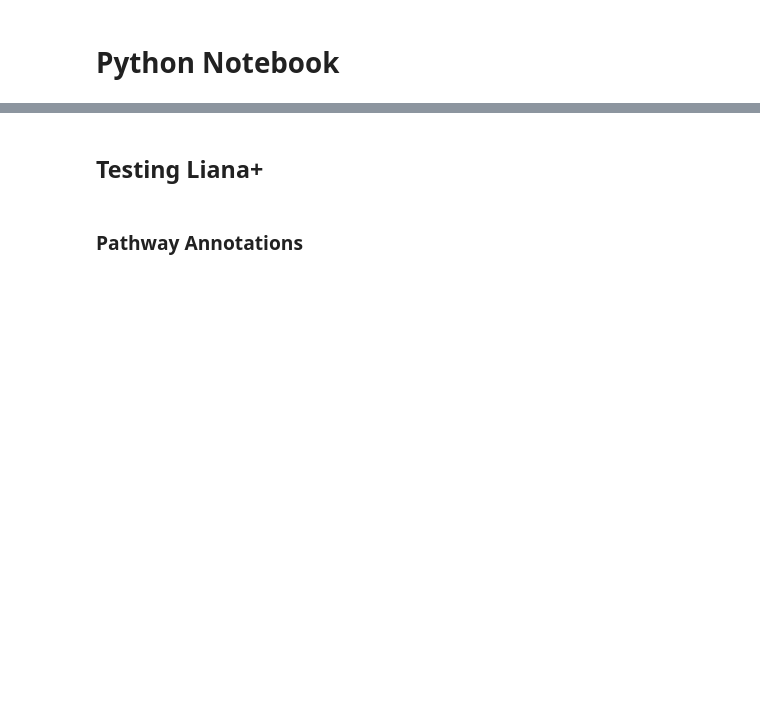
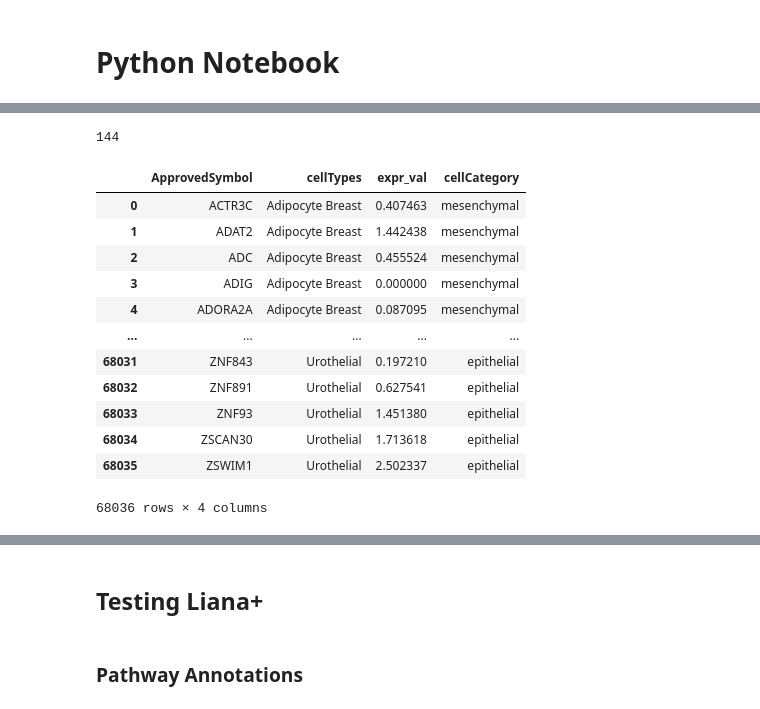
Before and after one commit to bioinfo-YCU/ConnectomeDB, a Jupyter notebook: Python_test.ipynb, the cells around one changed output, grey strips where cells are left out. Drawn from its saved outputs; the diff is of its cells as text; code cells hidden in the pictures; blank space fills up the shorter version.

```diff
--- a/Python_test.ipynb
+++ b/Python_test.ipynb
@@ -38,0 +85,5 @@ Name: Human LR Pair, dtype: object
+# %%
+# Reshape
+connectomeDB_long = connectomeDB.melt(id_vars=["ApprovedSymbol"],
+                                      var_name="cellTypes", value_name="expr_val")
+connectomeDB_long
@@ -38,0 +104,23 @@ Name: Human LR Pair, dtype: object
+# %%
+len(connectomeDB_long["cellTypes"].unique())
+# %% [output]
+144
+# %%
+cellCat = pd.read_csv("data/cell_categories.csv")
+connectomeDB_long = connectomeDB_long.merge(cellCat, how='left', left_on='cellTypes', right_on='cellType')
+connectomeDB_long = connectomeDB_long.drop(columns=["cellType"])
+connectomeDB_long
+# %% [output]
+|  | ApprovedSymbol | cellTypes | expr_val | cellCategory |
+| 0 | ACTR3C | Adipocyte Breast | 0.407463 | mesenchymal |
+| 1 | ADAT2 | Adipocyte Breast | 1.442438 | mesenchymal |
+| 2 | ADC | Adipocyte Breast | 0.455524 | mesenchymal |
+| 3 | ADIG | Adipocyte Breast | 0.000000 | mesenchymal |
+| 4 | ADORA2A | Adipocyte Breast | 0.087095 | mesenchymal |
+| ... | ... | ... | ... | ... |
+| 68031 | ZNF843 | Urothelial | 0.197210 | epithelial |
+| 68032 | ZNF891 | Urothelial | 0.627541 | epithelial |
+| 68033 | ZNF93 | Urothelial | 1.451380 | epithelial |
+| 68034 | ZSCAN30 | Urothelial | 1.713618 | epithelial |
+| 68035 | ZSWIM1 | Urothelial | 2.502337 | epithelial |
+68036 rows × 4 columns
```
Also changed, not shown: parts of 40 cells of this notebook, 17 other files.
